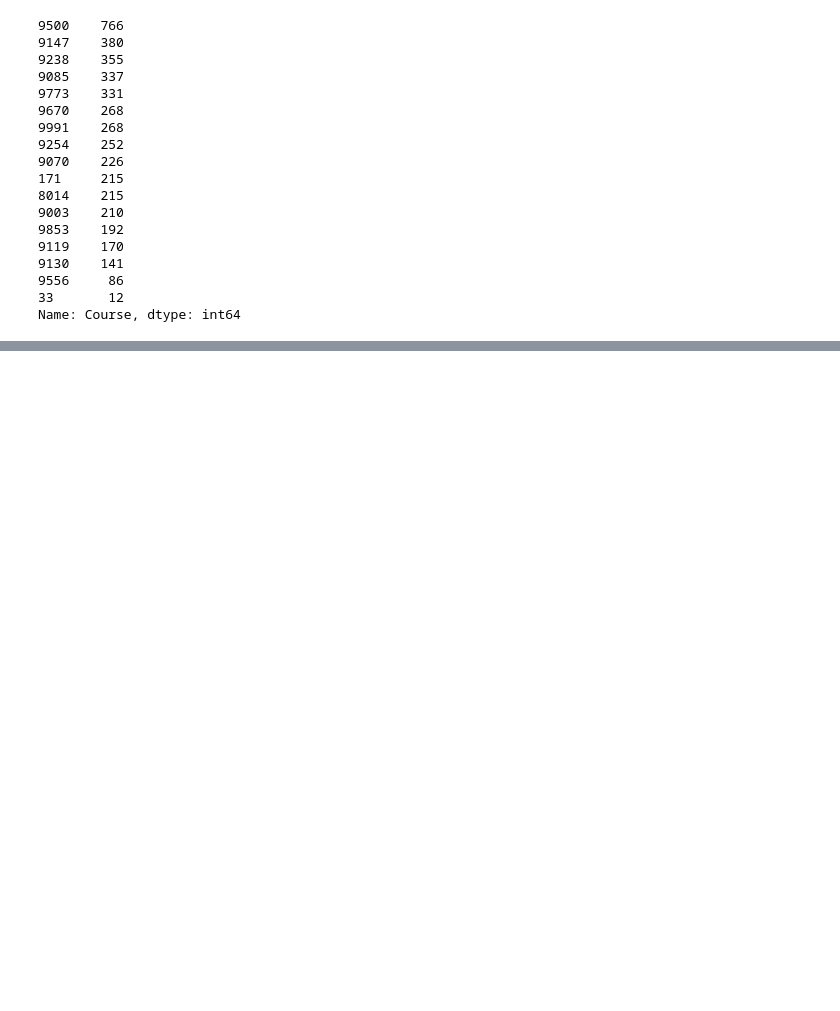
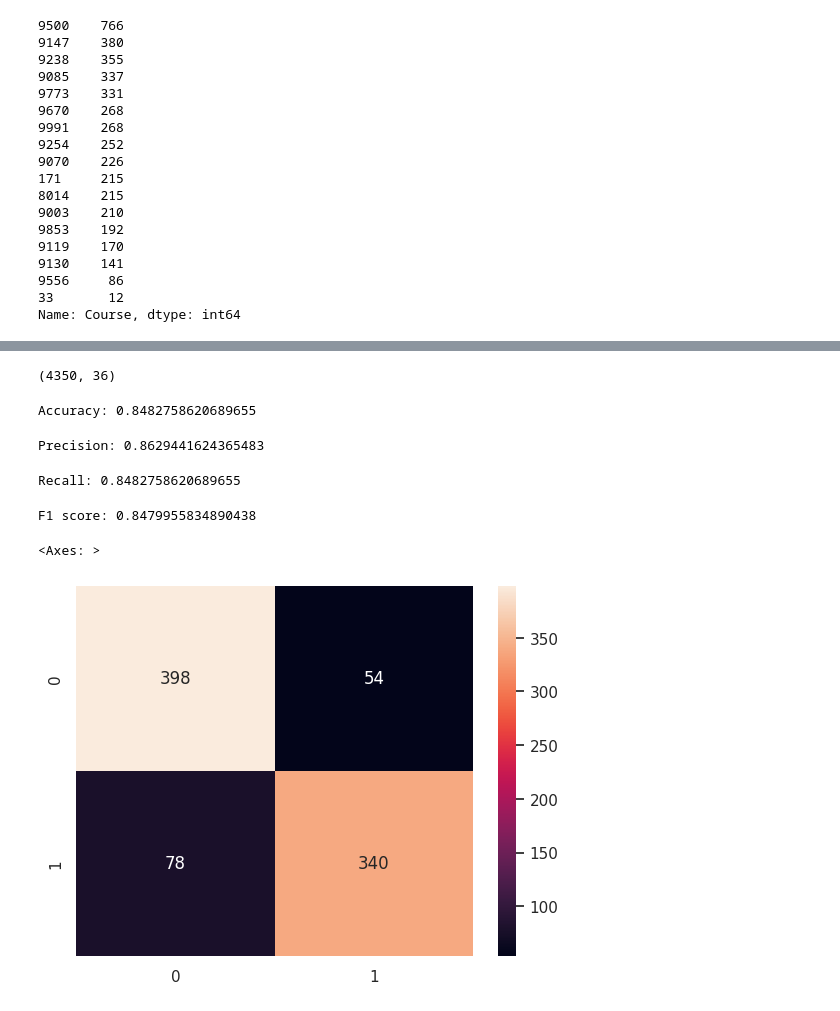
Before and after one commit to ac-infinityhub/zenteiq-kaard, a Jupyter notebook: main.ipynb, the cells around one changed output, grey strips where cells are left out. Drawn from its saved outputs; the diff is of its cells as text; code cells hidden in the pictures; blank space fills up the shorter version.

```diff
--- a/main.ipynb
+++ b/main.ipynb
@@ -227,0 +815,6 @@ df.skew()
+# %%
+# mapping integer codes to new values
+mapping = {0: 1, 2: 0}
+s_df["Target"] = df["Target"].replace(mapping)
+
+s_df.loc[:,'Target'].value_counts()
@@ -227,0 +829,62 @@ df.skew()
+# %%
+x = s_df.drop(columns=['Target'], axis=1)
+z = s_df["Target"]
+# %%
+#Standardization
+scaler = StandardScaler()
+scaled = scaler.fit_transform(x)
+scaled.shape
+# %% [output]
+(4350, 36)
+# %%
+# Split data into training and testing sets
+X_train, X_test, y_train, y_test = train_test_split(scaled, z, test_size=0.2, random_state=10)
+
+# Fit logistic regression model on training data
+logreg = LogisticRegression()
+logreg.fit(X_train, y_train.ravel())
+
+
+# Evaluate performance on testing data
+score = logreg.score(X_test, y_test)
+
+# Make predictions on the test data
+y_pred = logreg.predict(X_test)
+# %%
+# Calculate the accuracy of the model
+accuracy = accuracy_score(y_test, y_pred)
+
+# Print the accuracy
+print("Accuracy:", accuracy)
+# %% [output]
+Accuracy: 0.8482758620689655
+# %%
+# Calculate the precision of the model
+precision = precision_score(y_test, y_pred)
+
+# Print the precision
+print("Precision:", precision)
+# %% [output]
+Precision: 0.8629441624365483
+# %%
+# Calculate the recall of the model
+recall = recall_score(y_test, y_pred, average='weighted')
+
+# Print the recall
+print("Recall:", recall)
+# %% [output]
+Recall: 0.8482758620689655
+# %%
+#calculating f1 score
+f1 = f1_score(y_test, y_pred, average='weighted')
+print(f'F1 score: {f1}')
+# %% [output]
+F1 score: 0.8479955834890438
+# %%
+# calculating confusion matrix
+cm = confusion_matrix(y_test, y_pred)
+# plotting heatmap of confusion matrix
+sns.heatmap(cm, annot=True, fmt="d")
+# %% [output]
+<Axes: >
+[figure, added]
```
Also changed, not shown: parts of 70 cells of this notebook.
